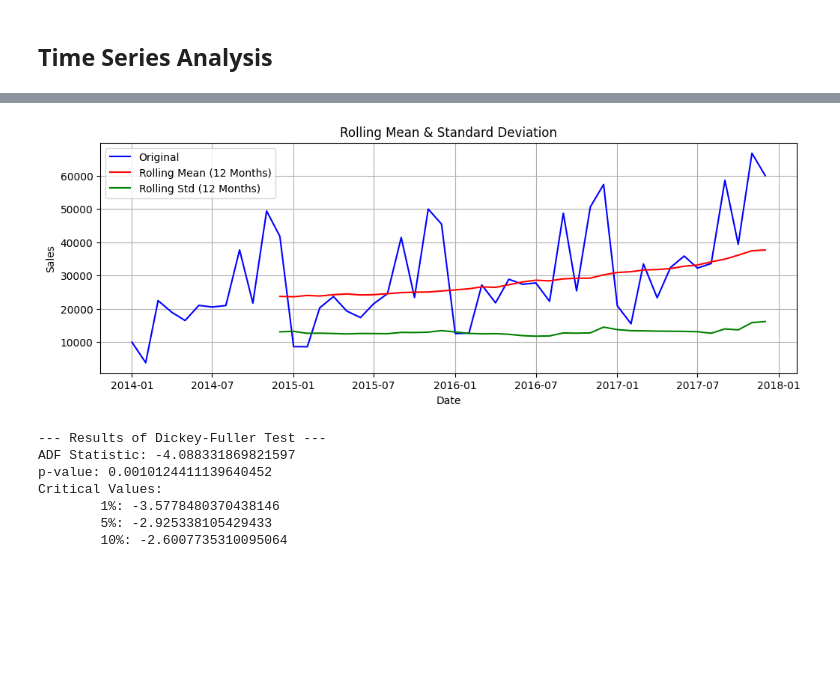
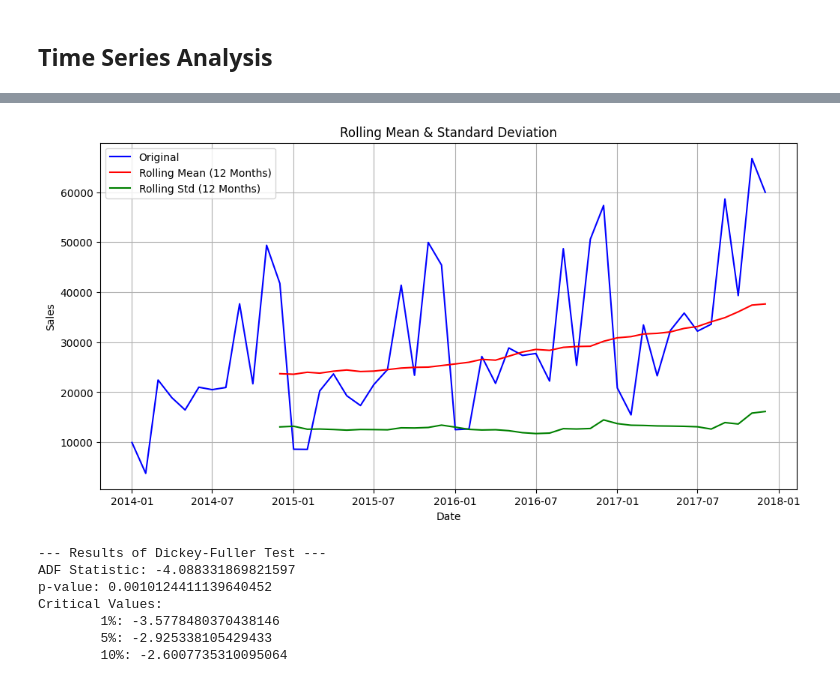
Before and after one commit to Mostafa-Mortada/Walmart-Sales-Data-Analysis, a Jupyter notebook: walmart_sales_Final.ipynb, the cells around one changed output, grey strips where cells are left out. Cells and saved outputs as stored; diff of their text form; code cells hidden in the pictures; blank space fills up the shorter version.

```diff
--- a/walmart_sales_Final.ipynb
+++ b/walmart_sales_Final.ipynb
@@ -1174,35 +1155,41 @@ plt.show()
-# %%
-rolling_mean = monthly_sales.rolling(window=12).mean()
-rolling_std = monthly_sales.rolling(window=12).std()
-
-# Plot rolling statistics
-plt.figure(figsize=(12, 4))
-plt.plot(monthly_sales, label='Original', color='blue')
-plt.plot(rolling_mean, label='Rolling Mean (12 Months)', color='red')
-plt.plot(rolling_std, label='Rolling Std (12 Months)', color='green')
-plt.title('Rolling Mean & Standard Deviation')
-plt.xlabel('Date')
-plt.ylabel('Sales')
-plt.legend(loc='best')
-plt.grid(True)
-plt.show()
-
-# Perform Dickey-Fuller test
-print('--- Results of Dickey-Fuller Test ---')
-result = adfuller(monthly_sales)
-print('ADF Statistic:', result[0])
-print('p-value:', result[1])
-print('Critical Values:')
-for key, value in result[4].items():
-    print('\t{}: {}'.format(key, value))
-# %% [output]
-[figure, removed]
---- Results of Dickey-Fuller Test ---
-ADF Statistic: -4.088331869821597
-p-value: 0.0010124411139640452
-Critical Values:
-        1%: -3.5778480370438146
-        5%: -2.925338105429433
-        10%: -2.6007735310095064
+# %%
+# Step 2: Stationarize the series
+def stationarize_series(series):
+    # Calculate rolling statistics
+    rolling_mean = series.rolling(window=12).mean()
+    rolling_std = series.rolling(window=12).std()
+
+    # Plot rolling statistics
+    plt.figure(figsize=(12, 6))
+    plt.plot(series, label='Original', color='blue')
+    plt.plot(rolling_mean, label='Rolling Mean (12 Months)', color='red')
+    plt.plot(rolling_std, label='Rolling Std (12 Months)', color='green')
+    plt.title('Rolling Mean & Standard Deviation')
+    plt.xlabel('Date')
+    plt.ylabel('Sales')
+    plt.legend(loc='best')
+    plt.grid(True)
+    plt.show()
+
+    # Perform Dickey-Fuller test
+    print('--- Results of Dickey-Fuller Test ---')
+    result = adfuller(series)
+    print('ADF Statistic:', result[0])
+    print('p-value:', result[1])
+    print('Critical Values:')
+    for key, value in result[4].items():
+        print('\t{}: {}'.format(key, value))
+
+# Run test on original series
+stationarize_series(monthly_sales)
+# %% [output]
+[figure, added]
+--- Results of Dickey-Fuller Test ---
+ADF Statistic: -4.088331869821597
+p-value: 0.0010124411139640452
+Critical Values:
+        1%: -3.5778480370438146
+        5%: -2.925338105429433
+        10%: -2.6007735310095064
 # %%
 # Plot ACF & PACF
```
Also changed, not shown: parts of 5 cells of this notebook.
